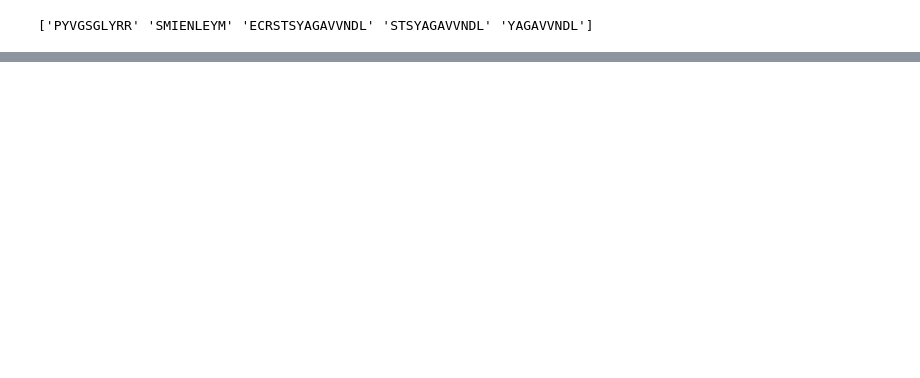
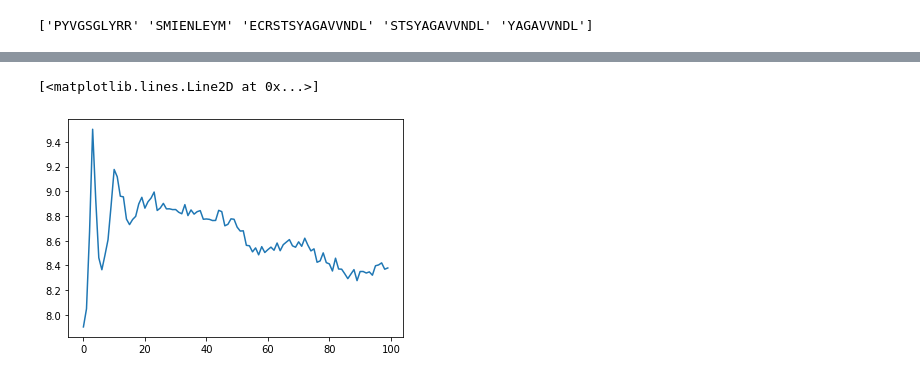
Before and after one commit to preetham-v/Antiviral_SeqGAN, a Jupyter notebook: antiviral_GAN.ipynb, the cells around one changed output, grey strips where cells are left out. Drawn from its saved outputs; the diff is of its cells as text; code cells hidden in the pictures; blank space fills up the shorter version.

```diff
--- a/antiviral_GAN.ipynb
+++ b/antiviral_GAN.ipynb
@@ -370,0 +993,22 @@ Program took 746.7926955223083 to run
+# %%
+import re
+
+file1 = open('output.txt', 'r')
+lines = file1.readlines()
+
+loss_g = []
+loss_d = []
+
+for line in lines:
+
+  reg_lossg = re.search('oracle_sample_NLL = ([-+]?[0-9]*\.?[0-9]+)', line)
+  reg_lossd = re.search('average_loss = ([-+]?[0-9]*\.?[0-9]+)', line)
+  if reg_lossg:
+    loss_g.append(float(reg_lossg.group(1)))
+  if reg_lossd:
+    loss_d.append(float(reg_lossd.group(1)))
+# %%
+plt.plot(loss_g)
+# %% [output]
+[<matplotlib.lines.Line2D at 0x...>]
+[figure, added]
```
Also changed, not shown: parts of 32 cells of this notebook.
